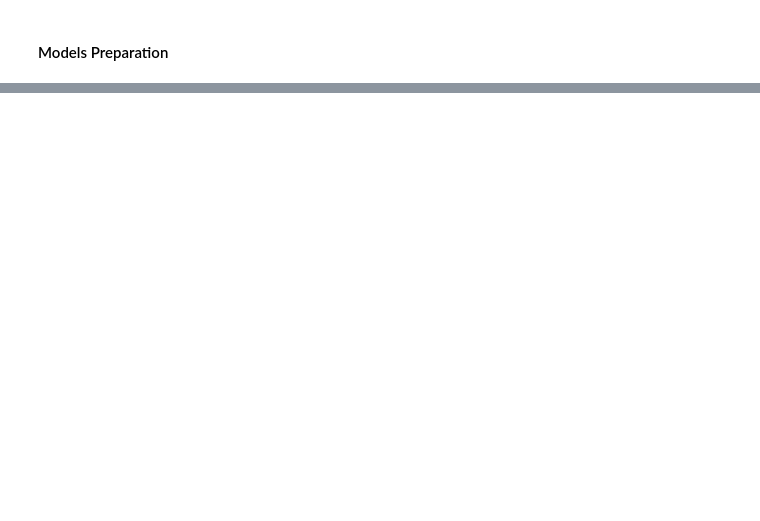
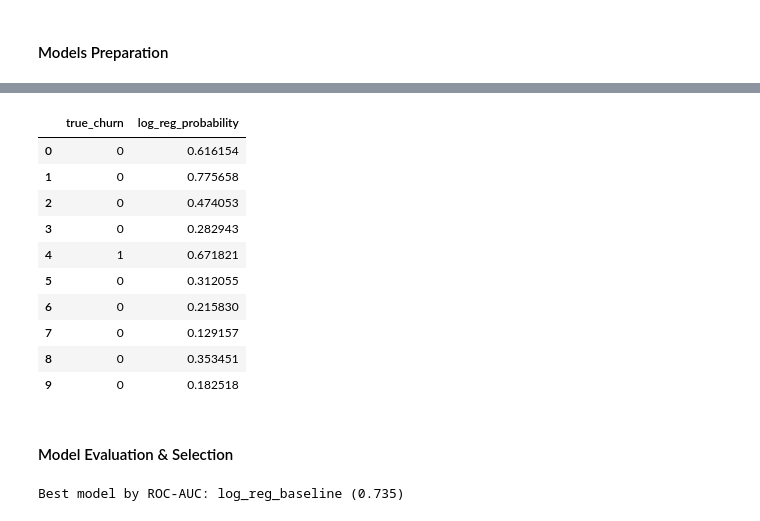
Before and after one commit to Ammarr-Yasser/churn-prediction-system, a Jupyter notebook: telecom_churn_coding.ipynb, the cells around one changed output, grey strips where cells are left out. Drawn from its saved outputs; the diff is of its cells as text; code cells hidden in the pictures; blank space fills up the shorter version.

```diff
--- a/telecom_churn_coding.ipynb
+++ b/telecom_churn_coding.ipynb
@@ -260,0 +401,32 @@ import joblib
+# %%
+# Logistic Regression churn probabilities (sample)
+log_reg_probs = pipelines["log_reg_baseline"].predict_proba(X_test)[:, 1]
+prob_sample = pd.DataFrame({
+    "true_churn": y_test.reset_index(drop=True),
+    "log_reg_probability": log_reg_probs
+})
+display(prob_sample.head(10))
+# %% [output]
+|  | true_churn | log_reg_probability |
+| 0 | 0 | 0.616154 |
+| 1 | 0 | 0.775658 |
+| 2 | 0 | 0.474053 |
+| 3 | 0 | 0.282943 |
+| 4 | 1 | 0.671821 |
+| 5 | 0 | 0.312055 |
+| 6 | 0 | 0.215830 |
+| 7 | 0 | 0.129157 |
+| 8 | 0 | 0.353451 |
+| 9 | 0 | 0.182518 |
+# %% [markdown]
+#### Model Evaluation & Selection
+# %%
+sorted_metrics = metrics_df.sort_values("roc_auc", ascending=False)
+best_model_display = sorted_metrics.index[0]
+best_model_key = sorted_metrics["model_key"].iloc[0]
+best_auc = sorted_metrics.iloc[0]["roc_auc"]
+print(f"Best model by ROC-AUC: {best_model_display} ({best_auc:.3f})")
+
+best_model = pipelines[best_model_key]
+# %% [output]
+Best model by ROC-AUC: log_reg_baseline (0.735)
```
Also changed, not shown: parts of 31 cells of this notebook, 2 other files.
